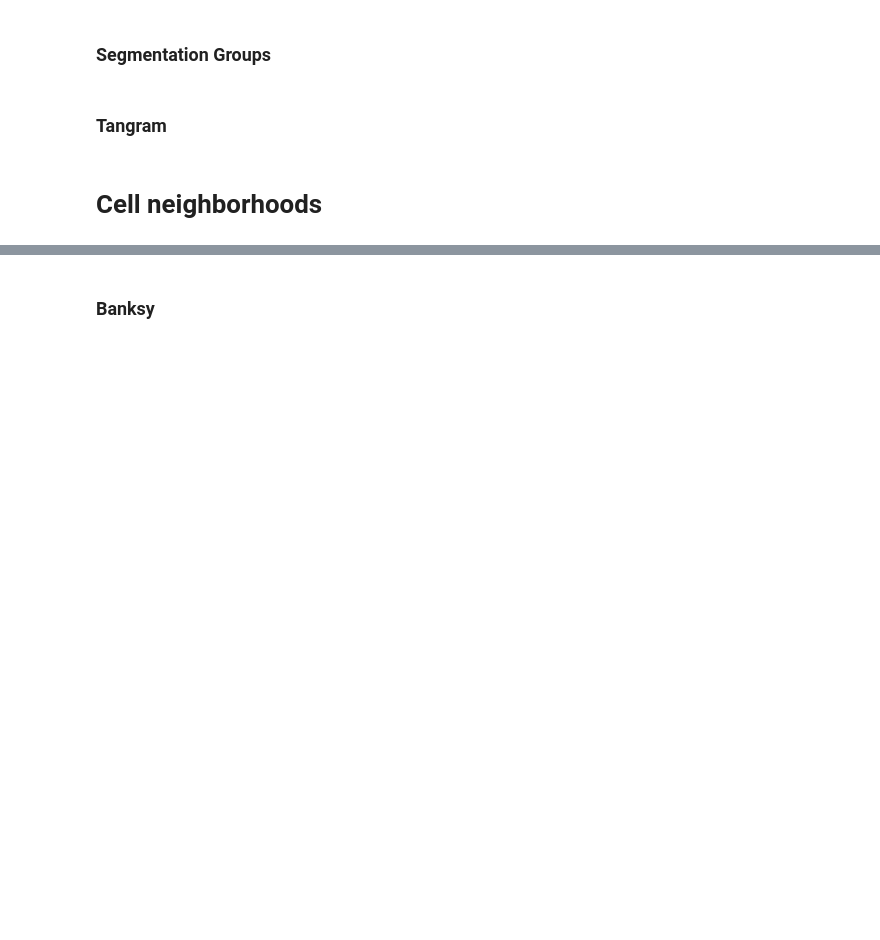
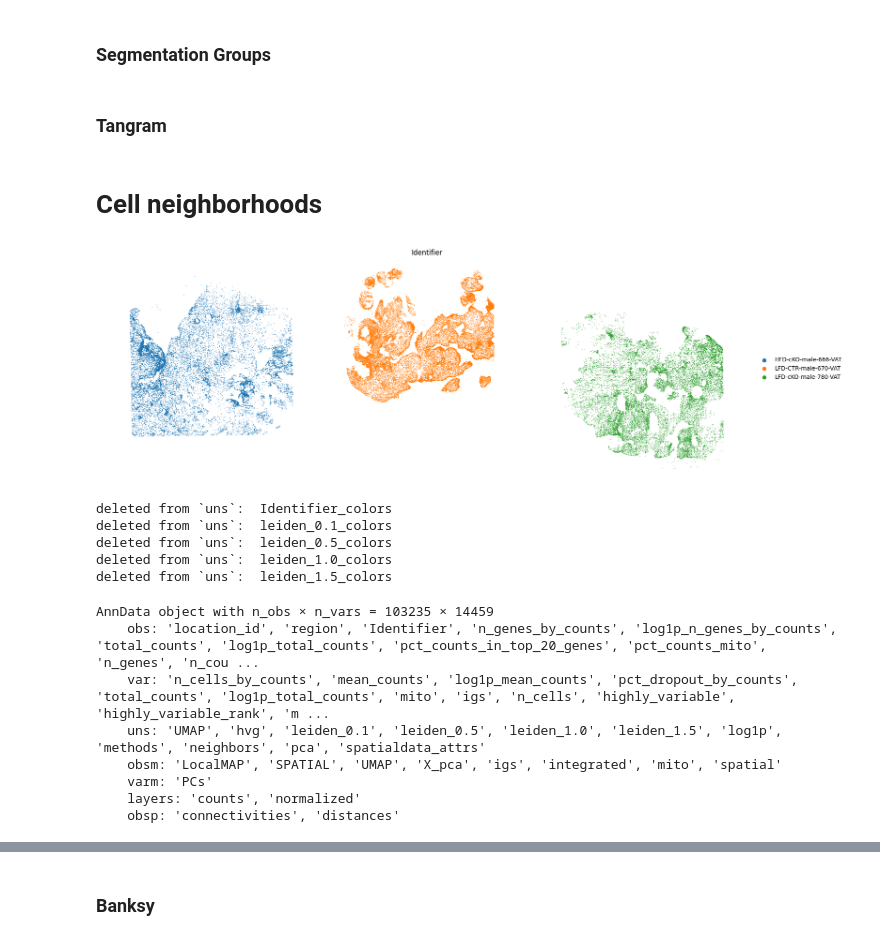
Before and after one commit to ethanhung11/spatial_seq, a Jupyter notebook: src/notebooks/spatial/joanna_VisiumHD/plots.ipynb, the cells around one changed output, grey strips where cells are left out. Cells and saved outputs as stored; diff of their text form; code cells hidden in the pictures; blank space fills up the shorter version.

```diff
--- a/src/notebooks/spatial/joanna_VisiumHD/plots.ipynb
+++ b/src/notebooks/spatial/joanna_VisiumHD/plots.ipynb
@@ -595,43 +597,53 @@ tg.plot_auc(df_all_genes)
 # %% [markdown]
 # Cell neighborhoods
 # %%
-adata_segment = sc.read(
-    DATADIR / "processed" / "spatial" / "analysis" / "30_10-clustered.h5ad"
+adata_segment = sc.read_h5ad(
+    DATADIR / "30_10-clustered.h5ad"
 )
 adata_segment.obs = adata_segment.obs.loc[
     :, ~adata_segment.obs.columns.str.contains("labels|cellcharter", regex=True)
 ]
-spatial_batchFlatten(adata_segment, "Identifier")
-spatial_batchMove(adata_segment, "Identifier", 1.3, 0.2)
-adata_segment.obs.loc[
-    adata_segment.obs["Identifier"] == "LFD-CTR-male-670-VAT", "x"
-] += 8000
 adata_segment.obsm["SPATIAL"] = adata_segment.obs[["x", "y"]].to_numpy()
 
-neighborhoods = pd.read_csv(
-    DATADIR
-    / "processed"
-    / "spatial"
-    / "analysis"
-    / "final_neighborhoods"
-    / "ALL_neighborhoods.csv",
-    index_col=0,
-)
-adata_segment = adata_segment[neighborhoods.index]
-for col in neighborhoods.columns:
-    adata_segment.obs[col] = neighborhoods[col]
+# neighborhoods = pd.read_csv(
+#     DATADIR
+#     / "processed"
+#     / "spatial"
+#     / "analysis"
+#     / "final_neighborhoods"
+#     / "ALL_neighborhoods.csv",
+#     index_col=0,
+# )
+# adata_segment = adata_segment[neighborhoods.index]
+# for col in neighborhoods.columns:
+#     adata_segment.obs[col] = neighborhoods[col]
 
 f, ax = plt.subplots(1, 1, figsize=(18, 8), layout="constrained")
 sc.pl.spatial(
     adata_segment,
     basis="SPATIAL",
     spot_size=150,
     color="Identifier",
     ax=ax,
     frameon=False,
 )
 
 clear_uns(adata_segment, "colors")
 clear_uns(adata_segment, "dendrogram")
 
 adata_segment
+# %% [output]
+[figure, added]
+deleted from `uns`:  Identifier_colors
+deleted from `uns`:  leiden_0.1_colors
+deleted from `uns`:  leiden_0.5_colors
+deleted from `uns`:  leiden_1.0_colors
+deleted from `uns`:  leiden_1.5_colors
+AnnData object with n_obs × n_vars = 103235 × 14459
+    obs: 'location_id', 'region', 'Identifier', 'n_genes_by_counts', 'log1p_n_genes_by_counts', 'total_counts', 'log1p_total_counts', 'pct_counts_in_top_20_genes', 'pct_counts_mito', 'n_genes', 'n_cou ...
+    var: 'n_cells_by_counts', 'mean_counts', 'log1p_mean_counts', 'pct_dropout_by_counts', 'total_counts', 'log1p_total_counts', 'mito', 'igs', 'n_cells', 'highly_variable', 'highly_variable_rank', 'm ...
+    uns: 'UMAP', 'hvg', 'leiden_0.1', 'leiden_0.5', 'leiden_1.0', 'leiden_1.5', 'log1p', 'methods', 'neighbors', 'pca', 'spatialdata_attrs'
+    obsm: 'LocalMAP', 'SPATIAL', 'UMAP', 'X_pca', 'igs', 'integrated', 'mito', 'spatial'
+    varm: 'PCs'
+    layers: 'counts', 'normalized'
+    obsp: 'connectivities', 'distances'
```
Also changed, not shown: parts of 8 cells of this notebook, 15 other files.
